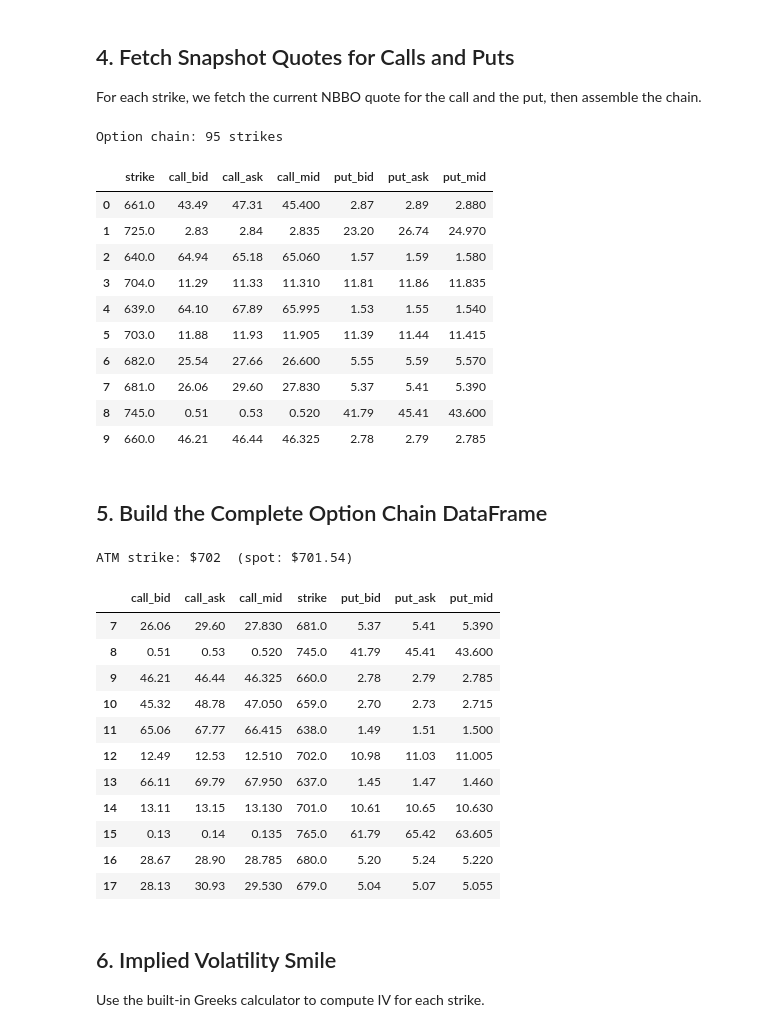
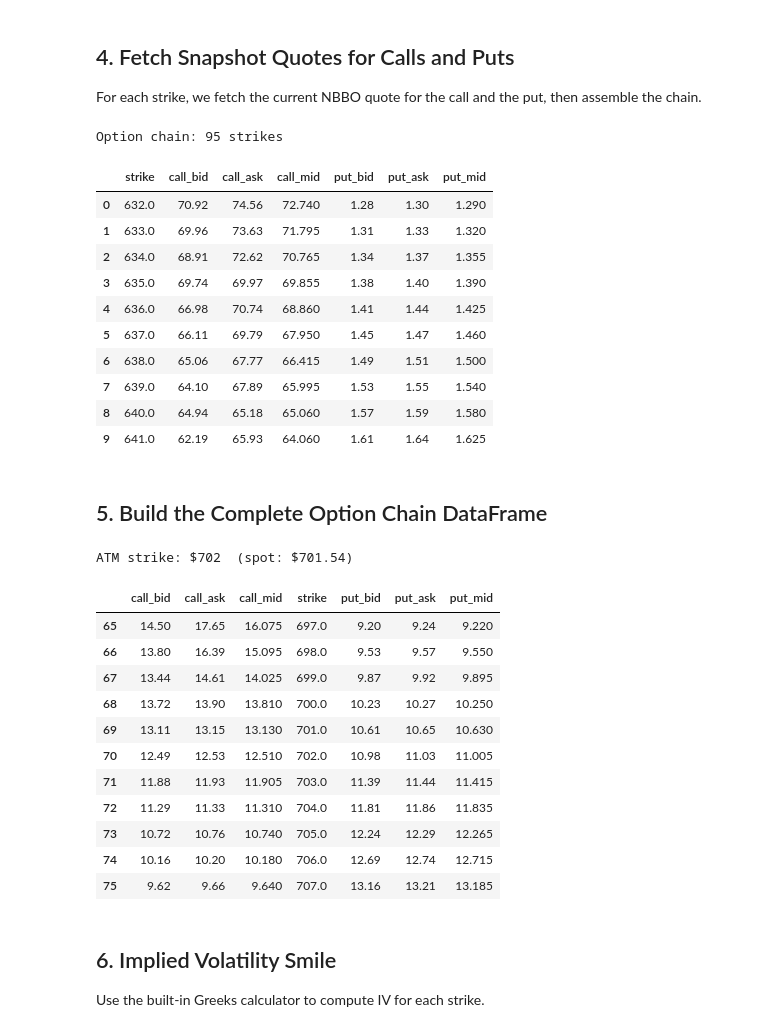
Before and after one commit to userFRM/ThetaDataDx, a Jupyter notebook: notebooks/103_options_chain.ipynb, the cells around one changed output. Drawn from its saved outputs; the diff is of its cells as text; code cells hidden in the pictures.

```diff
--- a/notebooks/103_options_chain.ipynb
+++ b/notebooks/103_options_chain.ipynb
@@ -108,44 +108,44 @@ for strike_str in filtered_strikes:
     # Fetch call and put quotes
     try:
         call_q = tdx.option_snapshot_quote("SPY", monthly_exp, strike_str, "C")
         put_q = tdx.option_snapshot_quote("SPY", monthly_exp, strike_str, "P")
     except Exception as e:
         continue
 
     row = {"strike": strike_val}
 
     if call_q:
         row["call_bid"] = call_q["bid"][0]
         row["call_ask"] = call_q["ask"][0]
         row["call_mid"] = (call_q["bid"][0] + call_q["ask"][0]) / 2
     else:
         row["call_bid"] = row["call_ask"] = row["call_mid"] = np.nan
 
     if put_q:
         row["put_bid"] = put_q["bid"][0]
         row["put_ask"] = put_q["ask"][0]
         row["put_mid"] = (put_q["bid"][0] + put_q["ask"][0]) / 2
     else:
         row["put_bid"] = row["put_ask"] = row["put_mid"] = np.nan
 
     chain_rows.append(row)
 
-chain = pd.DataFrame(chain_rows)
+chain = pd.DataFrame(chain_rows).sort_values("strike").reset_index(drop=True)
 print(f"Option chain: {len(chain)} strikes")
 chain.head(10)
 # %% [output]
 Option chain: 95 strikes
 |  | strike | call_bid | call_ask | call_mid | put_bid | put_ask | put_mid |
-| 0 | 661.0 | 43.49 | 47.31 | 45.400 | 2.87 | 2.89 | 2.880 |
-| 1 | 725.0 | 2.83 | 2.84 | 2.835 | 23.20 | 26.74 | 24.970 |
-| 2 | 640.0 | 64.94 | 65.18 | 65.060 | 1.57 | 1.59 | 1.580 |
-| 3 | 704.0 | 11.29 | 11.33 | 11.310 | 11.81 | 11.86 | 11.835 |
-| 4 | 639.0 | 64.10 | 67.89 | 65.995 | 1.53 | 1.55 | 1.540 |
-| 5 | 703.0 | 11.88 | 11.93 | 11.905 | 11.39 | 11.44 | 11.415 |
-| 6 | 682.0 | 25.54 | 27.66 | 26.600 | 5.55 | 5.59 | 5.570 |
-| 7 | 681.0 | 26.06 | 29.60 | 27.830 | 5.37 | 5.41 | 5.390 |
-| 8 | 745.0 | 0.51 | 0.53 | 0.520 | 41.79 | 45.41 | 43.600 |
-| 9 | 660.0 | 46.21 | 46.44 | 46.325 | 2.78 | 2.79 | 2.785 |
+| 0 | 632.0 | 70.92 | 74.56 | 72.740 | 1.28 | 1.30 | 1.290 |
+| 1 | 633.0 | 69.96 | 73.63 | 71.795 | 1.31 | 1.33 | 1.320 |
+| 2 | 634.0 | 68.91 | 72.62 | 70.765 | 1.34 | 1.37 | 1.355 |
+| 3 | 635.0 | 69.74 | 69.97 | 69.855 | 1.38 | 1.40 | 1.390 |
+| 4 | 636.0 | 66.98 | 70.74 | 68.860 | 1.41 | 1.44 | 1.425 |
+| 5 | 637.0 | 66.11 | 69.79 | 67.950 | 1.45 | 1.47 | 1.460 |
+| 6 | 638.0 | 65.06 | 67.77 | 66.415 | 1.49 | 1.51 | 1.500 |
+| 7 | 639.0 | 64.10 | 67.89 | 65.995 | 1.53 | 1.55 | 1.540 |
+| 8 | 640.0 | 64.94 | 65.18 | 65.060 | 1.57 | 1.59 | 1.580 |
+| 9 | 641.0 | 62.19 | 65.93 | 64.060 | 1.61 | 1.64 | 1.625 |
 # %% [markdown]
 ## 5. Build the Complete Option Chain DataFrame
 # %%
@@ -165,17 +165,17 @@ chain_display.iloc[start:end]
 # %% [output]
 ATM strike: $702  (spot: $701.54)
 |  | call_bid | call_ask | call_mid | strike | put_bid | put_ask | put_mid |
-| 7 | 26.06 | 29.60 | 27.830 | 681.0 | 5.37 | 5.41 | 5.390 |
-| 8 | 0.51 | 0.53 | 0.520 | 745.0 | 41.79 | 45.41 | 43.600 |
-| 9 | 46.21 | 46.44 | 46.325 | 660.0 | 2.78 | 2.79 | 2.785 |
-| 10 | 45.32 | 48.78 | 47.050 | 659.0 | 2.70 | 2.73 | 2.715 |
-| 11 | 65.06 | 67.77 | 66.415 | 638.0 | 1.49 | 1.51 | 1.500 |
-| 12 | 12.49 | 12.53 | 12.510 | 702.0 | 10.98 | 11.03 | 11.005 |
-| 13 | 66.11 | 69.79 | 67.950 | 637.0 | 1.45 | 1.47 | 1.460 |
-| 14 | 13.11 | 13.15 | 13.130 | 701.0 | 10.61 | 10.65 | 10.630 |
-| 15 | 0.13 | 0.14 | 0.135 | 765.0 | 61.79 | 65.42 | 63.605 |
-| 16 | 28.67 | 28.90 | 28.785 | 680.0 | 5.20 | 5.24 | 5.220 |
-| 17 | 28.13 | 30.93 | 29.530 | 679.0 | 5.04 | 5.07 | 5.055 |
+| 65 | 14.50 | 17.65 | 16.075 | 697.0 | 9.20 | 9.24 | 9.220 |
+| 66 | 13.80 | 16.39 | 15.095 | 698.0 | 9.53 | 9.57 | 9.550 |
+| 67 | 13.44 | 14.61 | 14.025 | 699.0 | 9.87 | 9.92 | 9.895 |
+| 68 | 13.72 | 13.90 | 13.810 | 700.0 | 10.23 | 10.27 | 10.250 |
+| 69 | 13.11 | 13.15 | 13.130 | 701.0 | 10.61 | 10.65 | 10.630 |
+| 70 | 12.49 | 12.53 | 12.510 | 702.0 | 10.98 | 11.03 | 11.005 |
+| 71 | 11.88 | 11.93 | 11.905 | 703.0 | 11.39 | 11.44 | 11.415 |
+| 72 | 11.29 | 11.33 | 11.310 | 704.0 | 11.81 | 11.86 | 11.835 |
+| 73 | 10.72 | 10.76 | 10.740 | 705.0 | 12.24 | 12.29 | 12.265 |
+| 74 | 10.16 | 10.20 | 10.180 | 706.0 | 12.69 | 12.74 | 12.715 |
+| 75 | 9.62 | 9.66 | 9.640 | 707.0 | 13.16 | 13.21 | 13.185 |
 # %% [markdown]
 ## 6. Implied Volatility Smile
 
```
Also changed, not shown: parts of 1 cell of this notebook, 1 other file.
